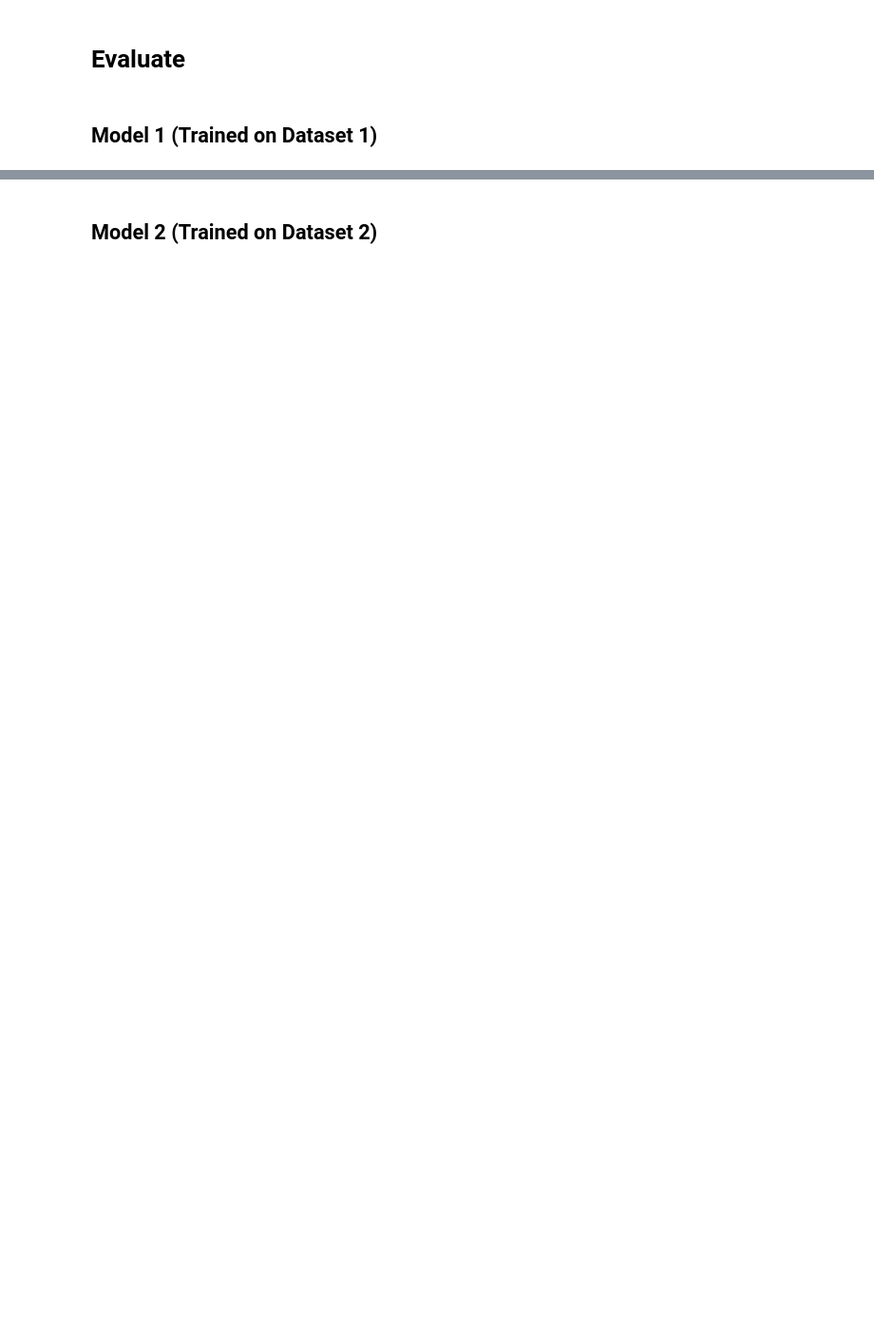
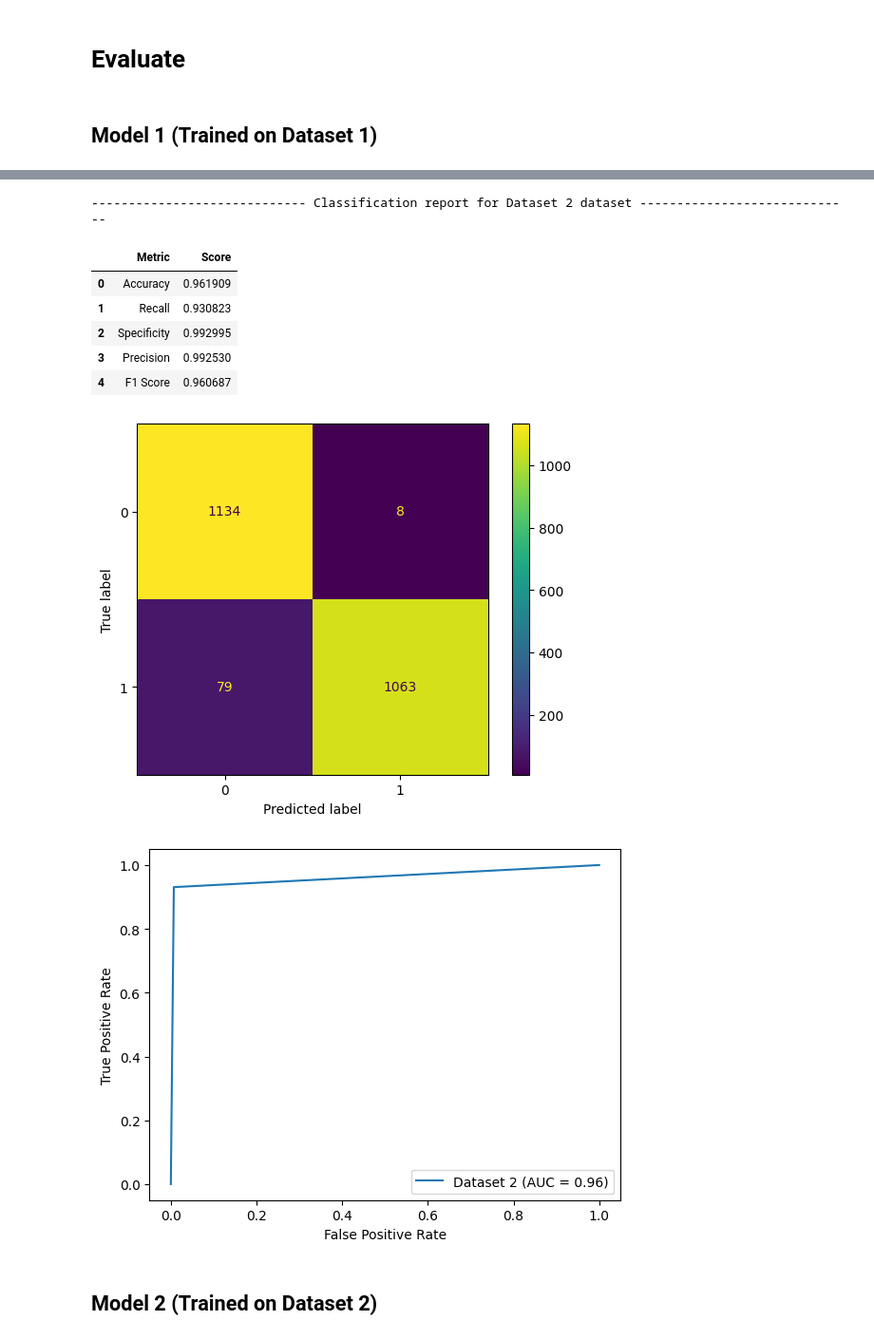
Before and after one commit to JoaquimXG/Honours-Project, a Jupyter notebook: CrossComparison/ViT-Cross.ipynb, the cells around one changed output, grey strips where cells are left out. Shown at 95% size. Cells and saved outputs as stored; diff of their text form; code cells hidden in the pictures; blank space fills up the shorter version.

```diff
--- a/CrossComparison/ViT-Cross.ipynb
+++ b/CrossComparison/ViT-Cross.ipynb
@@ -171,6 +171,9 @@ valid_batches_1 = train_datagen.flow_from_dataframe(dataframe=valid_df_1,
 test_batches_1 = test_datagen.flow_from_dataframe(dataframe=test_df_1,
                                                 directory=d1_data_path, shuffle=False, **flow_kwargs)
 
+full_1 = test_datagen.flow_from_dataframe(dataframe=df_1,
+                                                directory=d1_data_path, shuffle=False, **flow_kwargs)
+
 train_batches_2 = train_datagen.flow_from_dataframe(dataframe=train_df_2,
                                                   directory=d2_data_path, shuffle=True, **flow_kwargs)
 
@@ -179,6 +182,10 @@ valid_batches_2 = train_datagen.flow_from_dataframe(dataframe=valid_df_2,
 
 test_batches_2 = test_datagen.flow_from_dataframe(dataframe=test_df_2,
                                                 directory=d2_data_path, shuffle=False, **flow_kwargs)
+
+full_2 = test_datagen.flow_from_dataframe(dataframe=df_2,
+                                                directory=d2_data_path, shuffle=False, **flow_kwargs)
+
 
 DATASETS_1 = {
     'train_1': train_batches_1,
@@ -192,6 +199,9 @@ DATASETS_2 = {
     'test_2': test_batches_2,
 }
 
+FULL_DATASET_1 = full_1
+FULL_DATASET_2 = full_2
+
 DATASETS = {
     **DATASETS_1,
     **DATASETS_2
@@ -305,7 +354,8 @@ def train_model_and_save_results(model, *args, name=None, out_path=OUT_MODEL_PAT
         mode='min',
         verbose=0,
         save_weights_only=True,
-        save_best_only=True
+        save_best_only=True,
+        start_from_epoch=20
     )
     history_logger = tf.keras.callbacks.CSVLogger(path.join(out_path, name+"-train-log.csv"), separator=",", append=False)
 
@@ -337,7 +387,7 @@ def train_together():
     """
     out_time = datetime.now()
 
-    callbacks = [tf.keras.callbacks.EarlyStopping(monitor='val_loss', patience=10, verbose=0,
+    callbacks = [tf.keras.callbacks.EarlyStopping(monitor='val_loss', patience=15, verbose=0,
                            mode='min', restore_best_weights=True)]
 
     try:
@@ -366,10 +416,10 @@ def train_together():
 
     return history_1, history_2
 # %%
-LOAD_MODEL_1 = False
+LOAD_MODEL_1 = True
 
 if LOAD_MODEL_1:
-    # history_1 = load_model(model_1, history_name=f"{MODEL_PREFIX}-1-history.npy", xx, xx)
+    history_1 = load_model(model_1, "best", "ViT-1-0010-0.98.tf",  history_name=f"{MODEL_PREFIX}-1-history.npy")
     pass
 else:
     history_1 = train_model_and_save_results(model_1, train_batches_1,
@@ -384,8 +432,8 @@ KeyboardInterrupt:
 # %%
-# LOAD_MODEL_2 = False
+LOAD_MODEL_2 = True
 
 if LOAD_MODEL_2:
-    # history_2 = load_model(model_1, history_name=f"{MODEL_PREFIX}-2-history.npy", xx, xx)
+    history_2 = load_model(model_2, "best", "ViT-2-0010-0.98.tf", history_name=f"{MODEL_PREFIX}-2-history.npy")
     pass
 else:
     history_2 = train_model_and_save_results(model_2, train_batches_2,
@@ -522,3 +608,15 @@ evaluate_on_all_datasets(model_1, datasets=DATASETS_2)
+# %%
+metrics, conf = evaluate_on_dataset(model_1, FULL_DATASET_2, "Dataset 2", plot=True)
+# %% [output]
+----------------------------- Classification report for Dataset 2 dataset -----------------------------
+|  | Metric | Score |
+| 0 | Accuracy | 0.961909 |
+| 1 | Recall | 0.930823 |
+| 2 | Specificity | 0.992995 |
+| 3 | Precision | 0.992530 |
+| 4 | F1 Score | 0.960687 |
+[figure, added]
+[figure, added]
 # %% [markdown]
 ## Model 2 (Trained on Dataset 2)
 # %%
```
Also changed, not shown: parts of 15 cells of this notebook, 2 other files.
